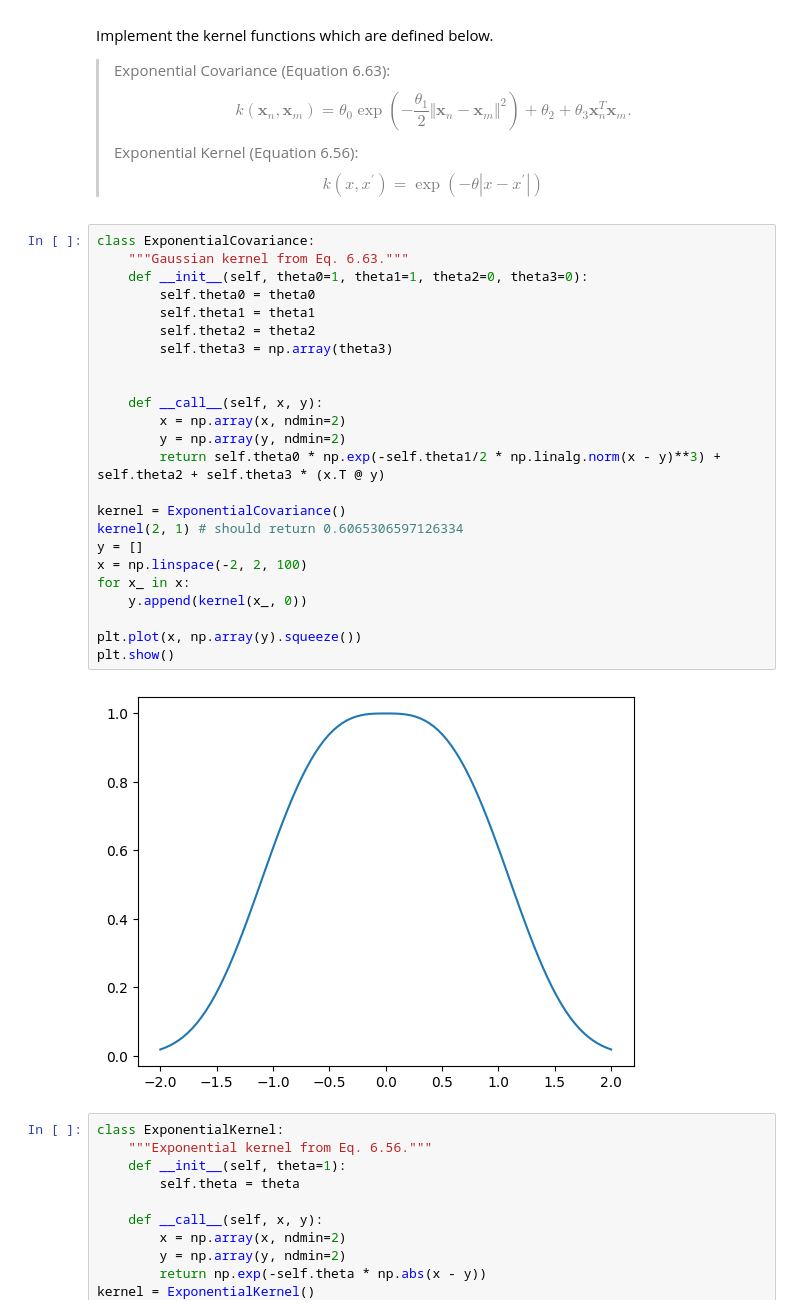
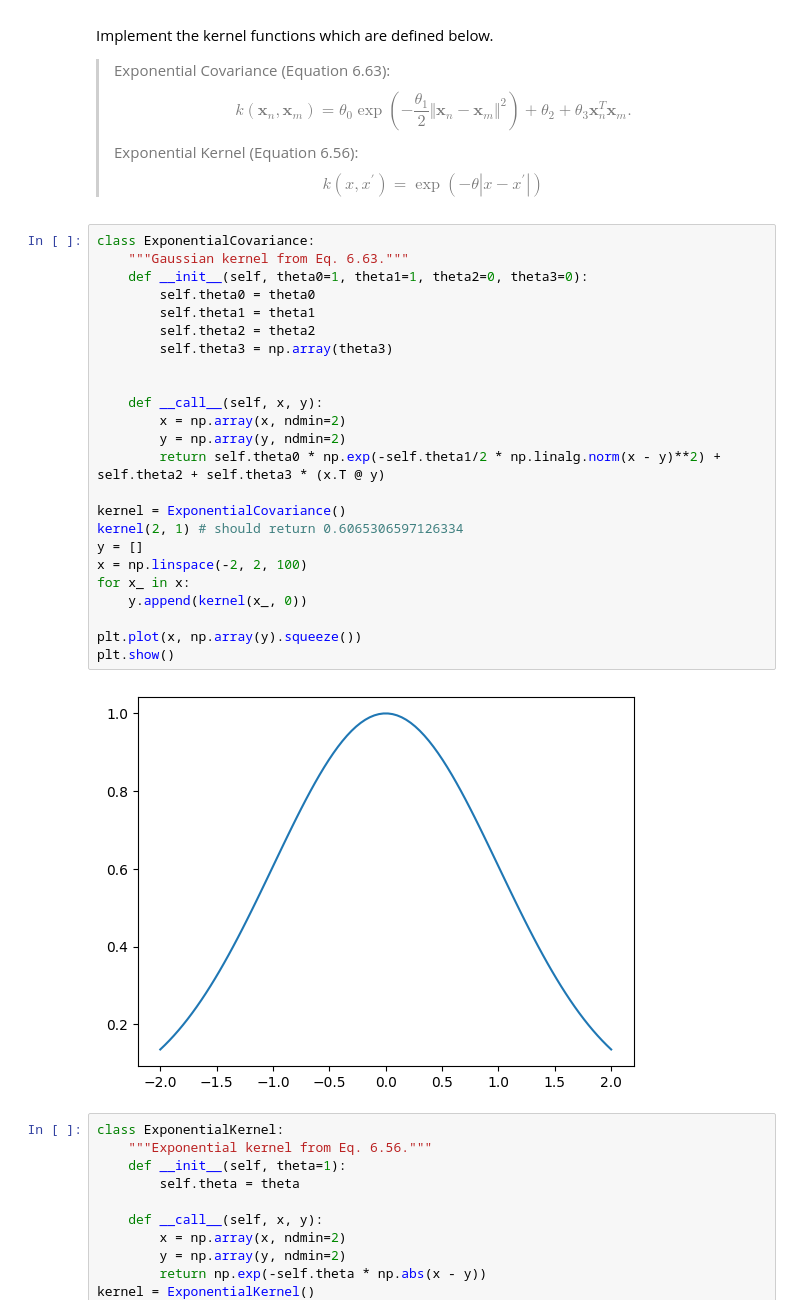
Before and after one commit to KlaraGtknst/PatRec2_SoSe24, a Jupyter notebook: 02_gaussian_processes.ipynb, the cells around one changed output. Saved outputs shown, nothing was run; the diff lists cells and outputs as text.

```diff
--- a/02_gaussian_processes.ipynb
+++ b/02_gaussian_processes.ipynb
@@ -34,29 +34,29 @@ Implement the kernel functions which are defined below.
 # %%
 class ExponentialCovariance:
     """Gaussian kernel from Eq. 6.63."""
     def __init__(self, theta0=1, theta1=1, theta2=0, theta3=0):
         self.theta0 = theta0
         self.theta1 = theta1
         self.theta2 = theta2
         self.theta3 = np.array(theta3)
 
 
     def __call__(self, x, y):
         x = np.array(x, ndmin=2)
         y = np.array(y, ndmin=2)
-        return self.theta0 * np.exp(-self.theta1/2 * np.linalg.norm(x - y)**3) + self.theta2 + self.theta3 * (x.T @ y)
+        return self.theta0 * np.exp(-self.theta1/2 * np.linalg.norm(x - y)**2) + self.theta2 + self.theta3 * (x.T @ y)
 
 kernel = ExponentialCovariance()
 kernel(2, 1) # should return 0.6065306597126334
 y = []
 x = np.linspace(-2, 2, 100)
 for x_ in x:
     y.append(kernel(x_, 0))
 
 plt.plot(x, np.array(y).squeeze())
 plt.show()
 # %% [output]
-[figure, old version]
+[figure, new version]
 # %%
 class ExponentialKernel:
     """Exponential kernel from Eq. 6.56."""
```
Also changed, not shown: parts of 7 cells of this notebook.
